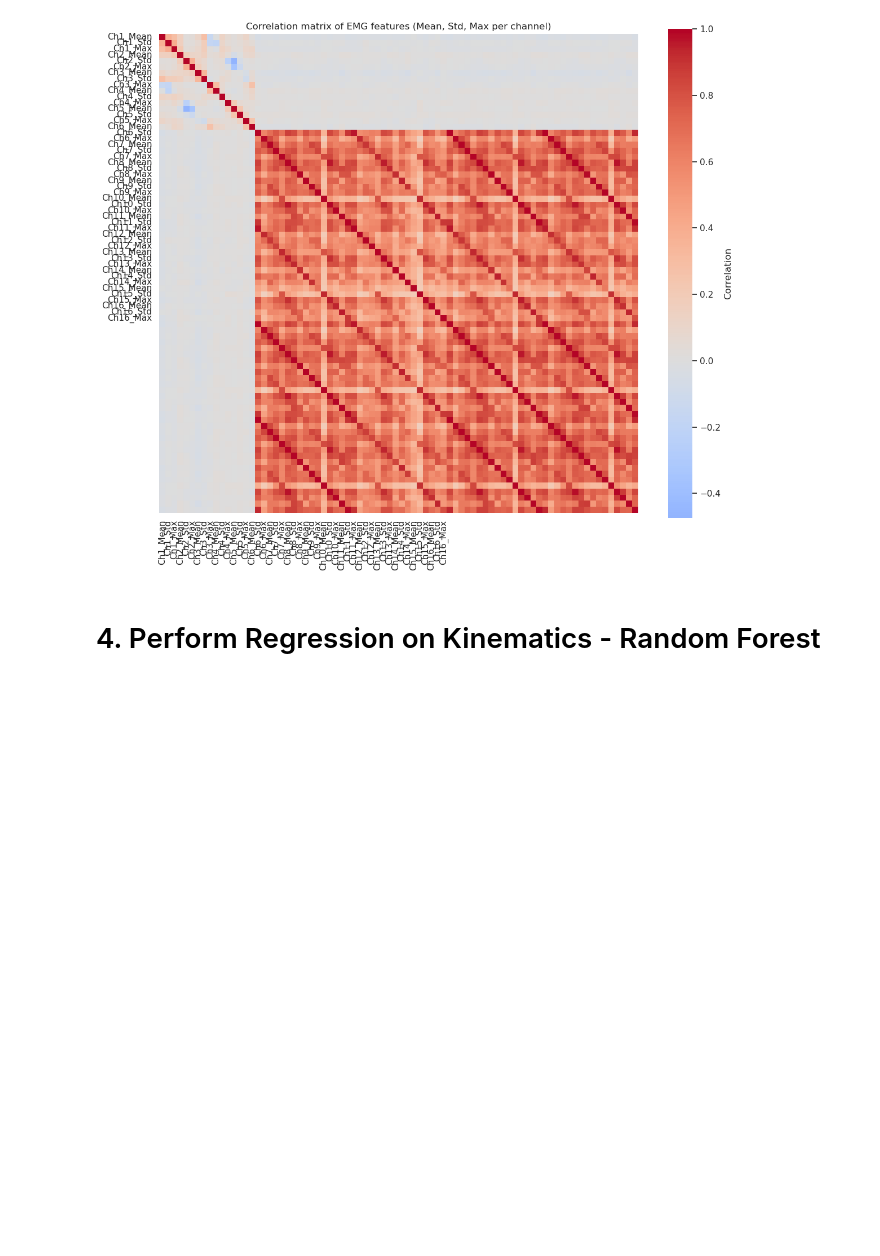
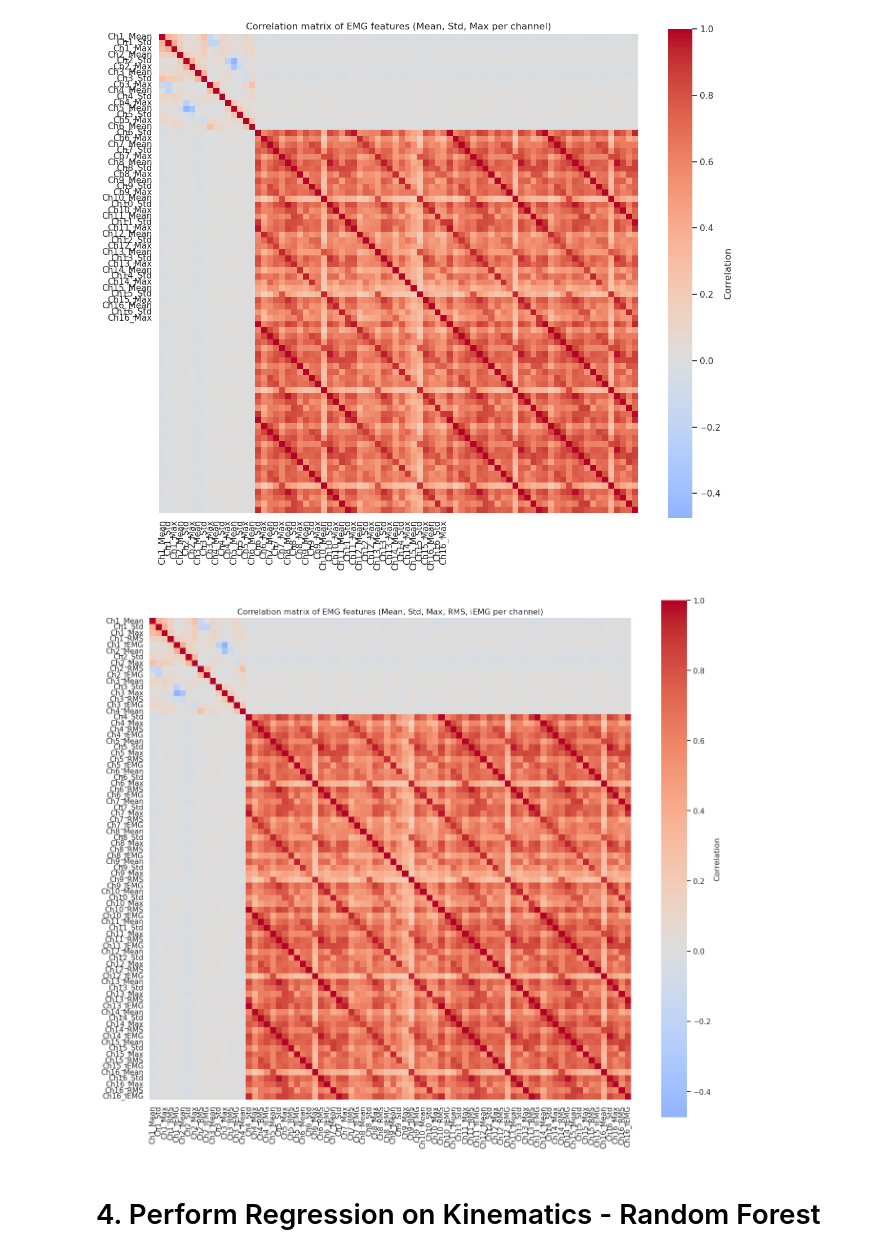
Before and after one commit to Tournedos/NSSP_project2_groupK, a Jupyter notebook: Part3.ipynb, the cells around one changed output. Cells and saved outputs as stored; diff of their text form; code cells hidden in the pictures; blank space fills up the shorter version.

Commit message:
modif corr. matrix

```diff
--- a/Part3.ipynb
+++ b/Part3.ipynb
@@ -386,6 +386,31 @@ plt.tight_layout()
 plt.show()
 # %% [output]
 [figure]
+# %%
+# Number of channels and features
+n_channels = 16
+feature_types = ["Mean", "Std", "Max", "RMS", "iEMG"]
+
+# Build proper feature labels
+labels = []
+for ch in range(1, n_channels + 1):
+    for ftype in feature_types:
+        labels.append(f"Ch{ch}_{ftype}")
+
+# Compute correlation matrix
+corr_matrix = np.corrcoef(X_train_s, rowvar=False)  # shape: (16*5, 16*5)
+
+# Plot heatmap
+plt.figure(figsize=(14, 12))
+sns.heatmap(corr_matrix, xticklabels=labels, yticklabels=labels, cmap="coolwarm", center=0,
+            cbar_kws={'label': 'Correlation'}, square=True)
+plt.title("Correlation matrix of EMG features (Mean, Std, Max, RMS, iEMG per channel)")
+plt.xticks(rotation=90)
+plt.yticks(rotation=0)
+plt.tight_layout()
+plt.show()
+# %% [output]
+[figure, added]
 # %% [markdown]
 # 4. Perform Regression on Kinematics - Random Forest
 # %%
```
